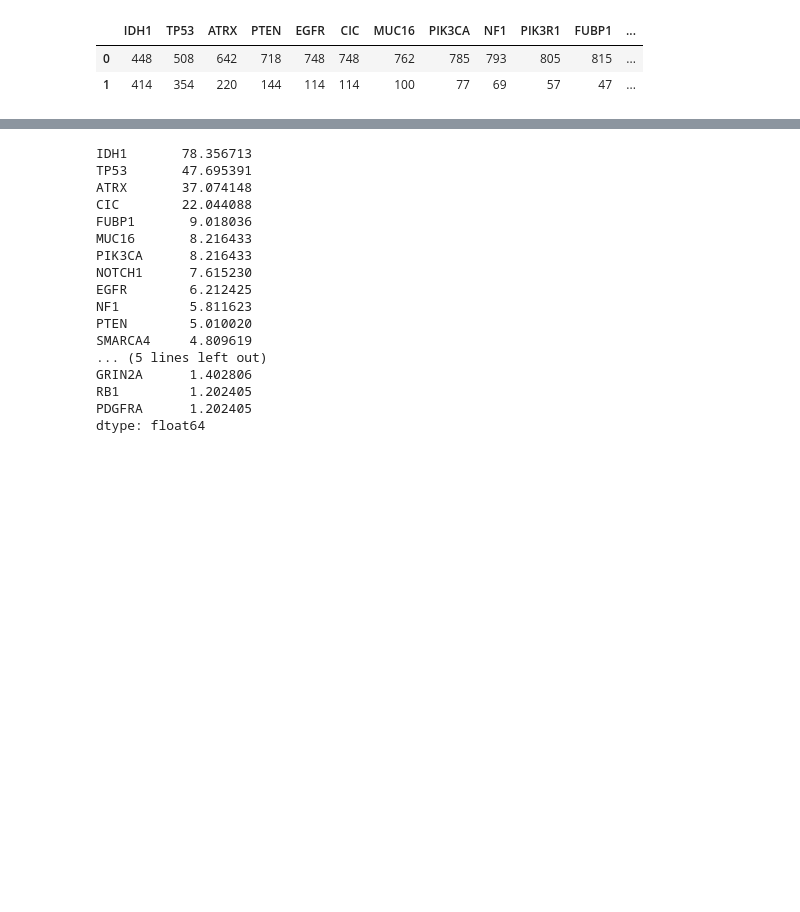
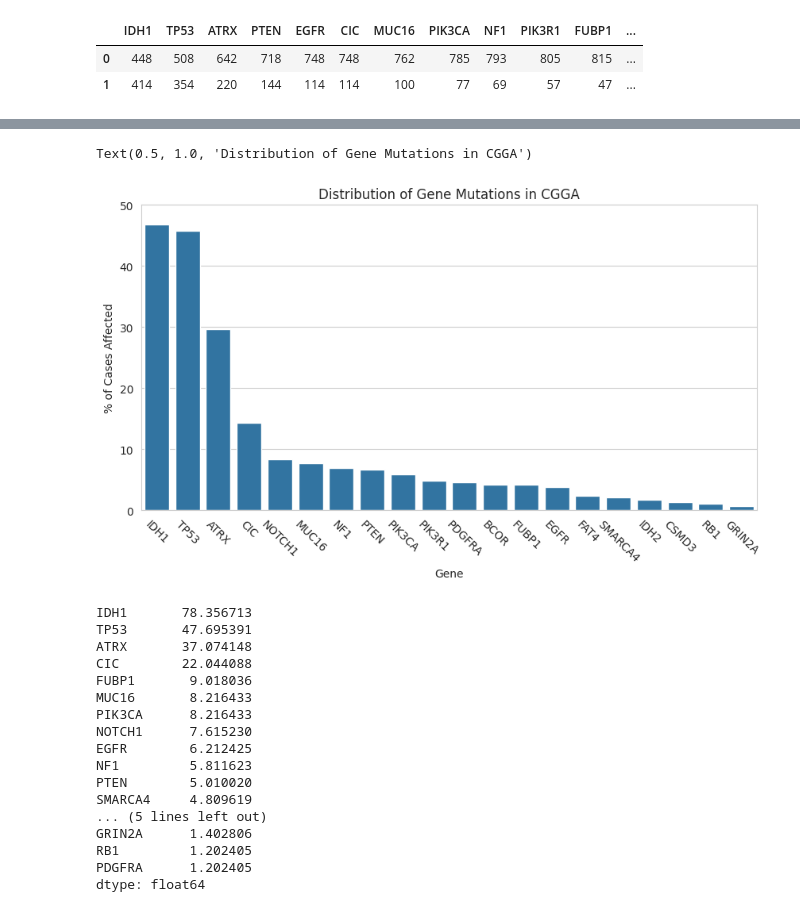
Before and after one commit to NicholasCG/Glioma-Classification, a Jupyter notebook: Data_Exploration.ipynb, the cells around one changed output, grey strips where cells are left out. Saved outputs shown, nothing was run; the diff lists cells and outputs as text; code cells hidden in the pictures; blank space fills up the shorter version.

```diff
--- a/Data_Exploration.ipynb
+++ b/Data_Exploration.ipynb
@@ -289,3 +289,36 @@ Text(0.5, 1.0, 'Distribution of Gene Mutations in All Cases')
+# %%
+cgga = pd.read_csv('CGGA_GBM_LGG.csv')
+
+# replace LGG with 0 and GBM with 1
+cgga = cgga.replace('NOT_MUTATED', 0)
+cgga = cgga.replace('MUTATED', 1)
+
+
+cgga_genes = cgga[['IDH1', 'TP53', 'ATRX', 'PTEN', 'EGFR', 'CIC', 'MUC16', 'PIK3CA', 'NF1', 'PIK3R1', 'FUBP1', 'RB1', 'NOTCH1','BCOR', 'CSMD3', 'SMARCA4', 'GRIN2A', 'IDH2', 'FAT4', 'PDGFRA']]
+
+
+gene_sum = cgga_genes.sum(axis = 0)
+gene_sum = gene_sum / len(cgga)
+gene_sum = gene_sum * 100
+
+# srot
+gene_sum = gene_sum.sort_values(ascending = False)
+
+# bar chart with seaborn and and normal light blue color, like in matplotlib, show the gene names at a 45 degree angle
+plt.figure(figsize=(10, 5))
+sns.set_style("whitegrid")
+sns.barplot(x = gene_sum.index, y = gene_sum.values, color = '#1f77b4')
+plt.xticks(rotation = -45)
+
+# set upper limit of y axis to 50
+plt.ylim(0, 50)
+
+plt.xlabel('Gene')
+plt.ylabel('% of Cases Affected')
+plt.title('Distribution of Gene Mutations in CGGA')
+# %% [output]
+Text(0.5, 1.0, 'Distribution of Gene Mutations in CGGA')
+[figure, added]
 # %%
 # gene_lgg_freqs = genes_lgg.apply(pd.Series.value_counts).loc[1] / len(genes_lgg) * 100
 # print(gene_lgg_freqs)
```
Also changed, not shown: parts of 2 cells of this notebook.
